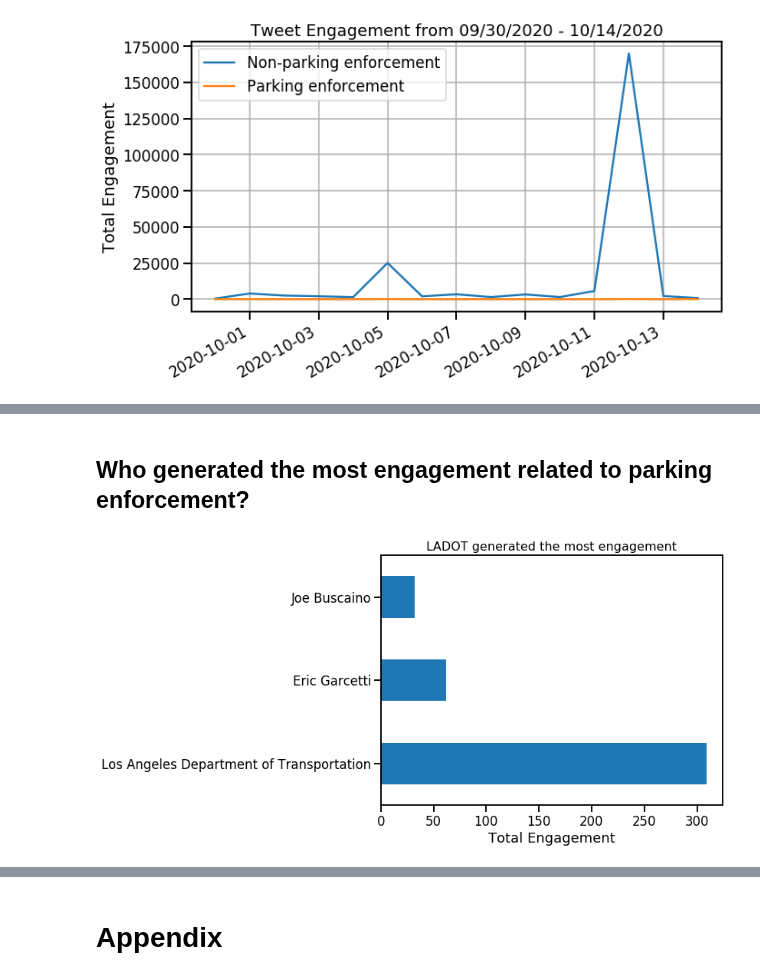
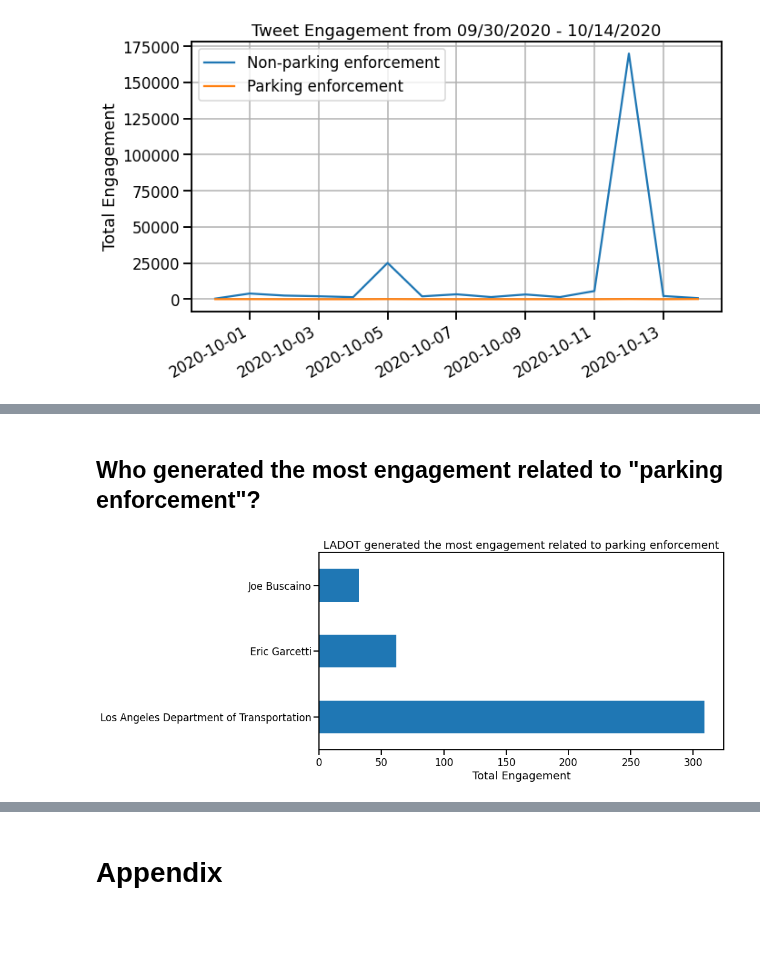
Before and after one commit to Promeos/LADOT-COVID19-enforcement, a Jupyter notebook: MVP-Tweets.ipynb, the cells around one changed output, grey strips where cells are left out. Saved outputs shown, nothing was run; the diff lists cells and outputs as text; code cells hidden in the pictures; blank space fills up the shorter version.

Commit message:
Reformatted visuals. Transformer bug.

```diff
--- a/MVP-Tweets.ipynb
+++ b/MVP-Tweets.ipynb
@@ -83,6 +83,7 @@ df.describe(exclude=np.number)
 | freq | 2 | 100 | 100 | 1 |
 # %%
 df['is_parking_enforcement'] = np.where(df.tweet.str.contains('parking enforcement'), 1, 0)
+df = df.drop(columns=['id', 'tweet_url_id'])
 # %%
 LADOT_tweets = df.loc[df.username == 'LADOTofficial'].reset_index(drop=True)
 # %%
@@ -121,0 +130,14 @@ sns.heatmap(enforcement_tweets.corr());
+# %%
+sns.set_context('talk')
+
+plt.figure(figsize=(8, 8))
+sns.heatmap(non_enforcement_tweets.corr(),
+            linewidths=1,
+            annot=True,
+            cmap='coolwarm',
+            fmt='.2f',
+            mask=mask,
+            vmax=1,
+            vmin=-1)
+
+plt.title('Non-parking enforcement tweets');
@@ -121,0 +146,13 @@ sns.heatmap(enforcement_tweets.corr());
+# %%
+sns.set_context('talk')
+
+plt.figure(figsize=(8, 8))
+sns.heatmap(enforcement_tweets.corr(),
+            linewidths=1,
+            annot=True,
+            cmap='coolwarm',
+            mask=mask,
+            vmax=1,
+            vmin=-1)
+
+plt.title('Parking enforcement tweets');
@@ -167,10 +206,11 @@ plt.ylabel('');
 # %% [markdown]
-## Who generated the most engagement related to parking enforcement?
+## Who generated the most engagement related to "parking enforcement"?
 # %%
-enforcement_tweets.groupby('name').total_engagement.sum().sort_values(ascending=False).plot.barh(figsize=(8, 6))
+sns.set_context('talk')
+enforcement_tweets.groupby('name').total_engagement.sum().sort_values(ascending=False).plot.barh(figsize=(12, 6))
 
-plt.title('LADOT generated the most engagement', fontsize=16)
+plt.title('LADOT generated the most engagement related to parking enforcement', fontsize=18)
 plt.xlabel('Total Engagement')
 plt.ylabel('');
 # %% [output]
-[figure, old version]
+[figure, new version]
```
Also changed, not shown: parts of 17 cells of this notebook.
